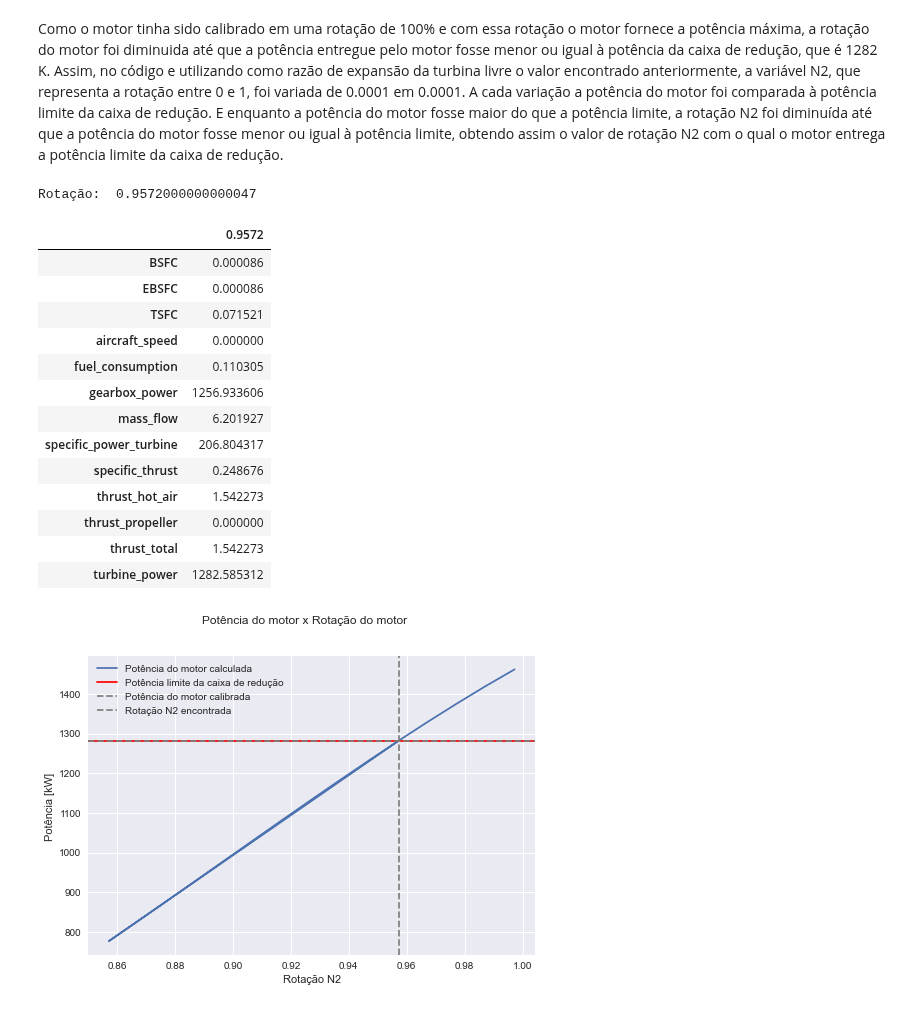
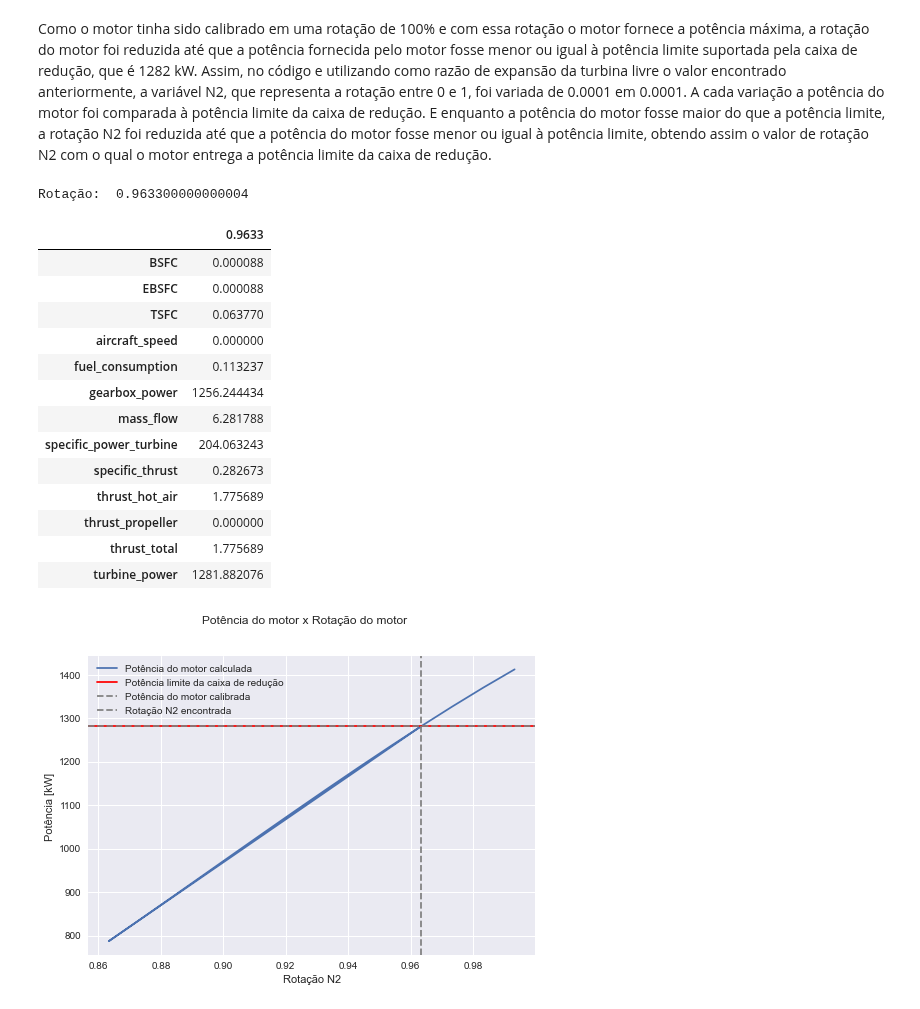
Before and after one commit to jonasdegrave/gas-turbine, a Jupyter notebook: questao4.ipynb, the cells around one changed output. Drawn from its saved outputs; the diff is of its cells as text; code cells hidden in the pictures.

```diff
--- a/questao4.ipynb
+++ b/questao4.ipynb
@@ -87,38 +87,39 @@ turbine_pressure_ratio_delta = 0.0001
 
 turboprop = mf.TurboProp(values)
 turboprop.set_n2(1)
+performance_results = turboprop.sumarise_results()
+results = {}
 
-performance_results = turboprop.sumarise_results()
-
-while(int(performance_results.loc['turbine_power']) < turbine_power_target):
+while (float(performance_results.loc['turbine_power']) < turbine_power_target):
+    results[turbine_pressure_ratio] = float(performance_results.loc['turbine_power'])
     turbine_pressure_ratio = turbine_pressure_ratio + turbine_pressure_ratio_delta
     values["pr_tl"] = turbine_pressure_ratio
     turboprop = mf.TurboProp(values)
+    turboprop.set_n2(1)
     performance_results = turboprop.sumarise_results()
 
 turbine_pressure_ratio = turbine_pressure_ratio - turbine_pressure_ratio_delta
 values["pr_tl"] = turbine_pressure_ratio
 turboprop = mf.TurboProp(values)
+turboprop.set_n2(1)
 performance_results = turboprop.sumarise_results()
 resp_performance_results = performance_results
-
+turbine_power = float(performance_results.loc['turbine_power'])
 # Build Graph
-list_of_prtl = np.arange(2.0, turbine_pressure_ratio+10*turbine_pressure_ratio_delta, turbine_pressure_ratio_delta)
-turboprop = mf.TurboProp(values)
-performance_results = turboprop.sumarise_results()
-turbine_power = int(performance_results.loc['turbine_power'])
-performance_results = performance_results.drop(columns=[1])
+list_of_prtl = np.arange(turbine_pressure_ratio+turbine_pressure_ratio_delta,
+                        turbine_pressure_ratio+10*turbine_pressure_ratio_delta,
+                        turbine_pressure_ratio_delta)
 
 for prtl in list_of_prtl:
     values["pr_tl"] = prtl
     turboprop = mf.TurboProp(values)
-    performance_result = turboprop.sumarise_results()
-    performance_results[prtl] = performance_result
+    turboprop.set_n2(1)
+    results[prtl] = float(turboprop.sumarise_results().loc['turbine_power'])
 
 fig4a1 = plt.figure()
 fig4a1.suptitle("Potência do motor x Razão de expansão da turbina livre")
 axis1 = fig4a1.add_subplot(111)
-axis1.plot(performance_results.keys(), performance_results.loc['turbine_power'], label = 'Potência do motor calculada')
+axis1.plot(results.keys(), results.values(), label = 'Potência do motor calculada')
 axis1.set_ylabel("Potência [kW] ")
 axis1.set_xlabel("Razão de expansão da turbina livre")
 axis1.axhline(turbine_power_target, linestyle='--', color='red', label='Potência do motor informada')
@@ -154,5 +155,5 @@ Razão de expansão na turbina livre:  2.406000000000857
 # %% [markdown]
-Como o motor tinha sido calibrado em uma rotação de 100% e com essa rotação o motor fornece a potência máxima, a rotação do motor foi diminuida até que a potência entregue pelo motor fosse menor ou igual à potência da caixa de redução, que é 1282 K. Assim, no código e utilizando como razão de expansão da turbina livre o valor encontrado anteriormente, a variável N2, que representa a rotação entre 0 e 1, foi variada de 0.0001 em 0.0001. A cada variação a potência do motor foi comparada à potência limite da caixa de redução. E enquanto a potência do motor fosse maior do que a potência limite, a rotação N2 foi diminuída até que a potência do motor fosse menor ou igual à potência limite, obtendo assim o valor de rotação N2 com o qual o motor entrega a potência limite da caixa de redução.
+Como o motor tinha sido calibrado em uma rotação de 100% e com essa rotação o motor fornece a potência máxima, a rotação do motor foi reduzida até que a potência fornecida pelo motor fosse menor ou igual à potência limite suportada pela caixa de redução, que é 1282 kW. Assim, no código e utilizando como razão de expansão da turbina livre o valor encontrado anteriormente, a variável N2, que representa a rotação entre 0 e 1, foi variada de 0.0001 em 0.0001. A cada variação a potência do motor foi comparada à potência limite da caixa de redução. E enquanto a potência do motor fosse maior do que a potência limite, a rotação N2 foi reduzida até que a potência do motor fosse menor ou igual à potência limite, obtendo assim o valor de rotação N2 com o qual o motor entrega a potência limite da caixa de redução.
 # %%
 # Calibrar o motor para potência 1282kW
 N2 = 1
@@ -165,55 +166,55 @@ turboprop.set_n2(N2)
 turboprop = mf.TurboProp(values)
 performance_results = turboprop.sumarise_results()
 
-while(int(performance_results.loc['turbine_power']) > turbine_power_target):
+while(float(performance_results.loc['turbine_power']) > turbine_power_target):
     N2 = N2 - N2_delta
     turboprop.set_n2(N2)
     performance_results = turboprop.sumarise_results()
 
-turbine_power = int(performance_results.loc['turbine_power'])
+turbine_power = float(performance_results.loc['turbine_power'])
 
 list_of_n2 = np.arange(N2-10*0.01, 1, 0.01)
 
 for n2 in list_of_n2:
     turboprop.set_n2(n2)
     performance_result = turboprop.sumarise_results()
     performance_results[n2] = performance_result
 
 fig4a2 = plt.figure()
 fig4a2.suptitle("Potência do motor x Rotação do motor")
 axis1 = fig4a2.add_subplot(111)
 axis1.plot(performance_results.keys(), performance_results.loc['turbine_power'], label = 'Potência do motor calculada')
 axis1.set_ylabel("Potência [kW] ")
 axis1.set_xlabel("Rotação N2")
 axis1.axhline(turbine_power_target, linestyle='-', color='red', label='Potência limite da caixa de redução')
 axis1.axhline(turbine_power, linestyle='--', color='gray', label='Potência do motor calibrada')
 axis1.axvline(N2, linestyle='--', color='gray', label='Rotação N2 encontrada')
 axis1.legend()
 
 # save the plot as a file
 fig4a2.savefig('images/questao4/calib_N2.jpg',
             format='jpeg',
             dpi=100,
             bbox_inches='tight')
 
 print("Rotação: ", N2)
 turboprop.set_n2(N2)
 performance_result = turboprop.sumarise_results()
 performance_result
 # %% [output]
-Rotação:  0.9572000000000047
+Rotação:  0.963300000000004
-|  | 0.9572 |
-| BSFC | 0.000086 |
-| EBSFC | 0.000086 |
-| TSFC | 0.071521 |
+|  | 0.9633 |
+| BSFC | 0.000088 |
+| EBSFC | 0.000088 |
+| TSFC | 0.063770 |
 | aircraft_speed | 0.000000 |
-| fuel_consumption | 0.110305 |
-| gearbox_power | 1256.933606 |
-| mass_flow | 6.201927 |
-| specific_power_turbine | 206.804317 |
-| specific_thrust | 0.248676 |
-| thrust_hot_air | 1.542273 |
+| fuel_consumption | 0.113237 |
+| gearbox_power | 1256.244434 |
+| mass_flow | 6.281788 |
+| specific_power_turbine | 204.063243 |
+| specific_thrust | 0.282673 |
+| thrust_hot_air | 1.775689 |
 | thrust_propeller | 0.000000 |
-| thrust_total | 1.542273 |
-| turbine_power | 1282.585312 |
+| thrust_total | 1.775689 |
+| turbine_power | 1281.882076 |
-[figure, old version]
+[figure, new version]
```
Also changed, not shown: parts of 2 cells of this notebook, 8 other files.
